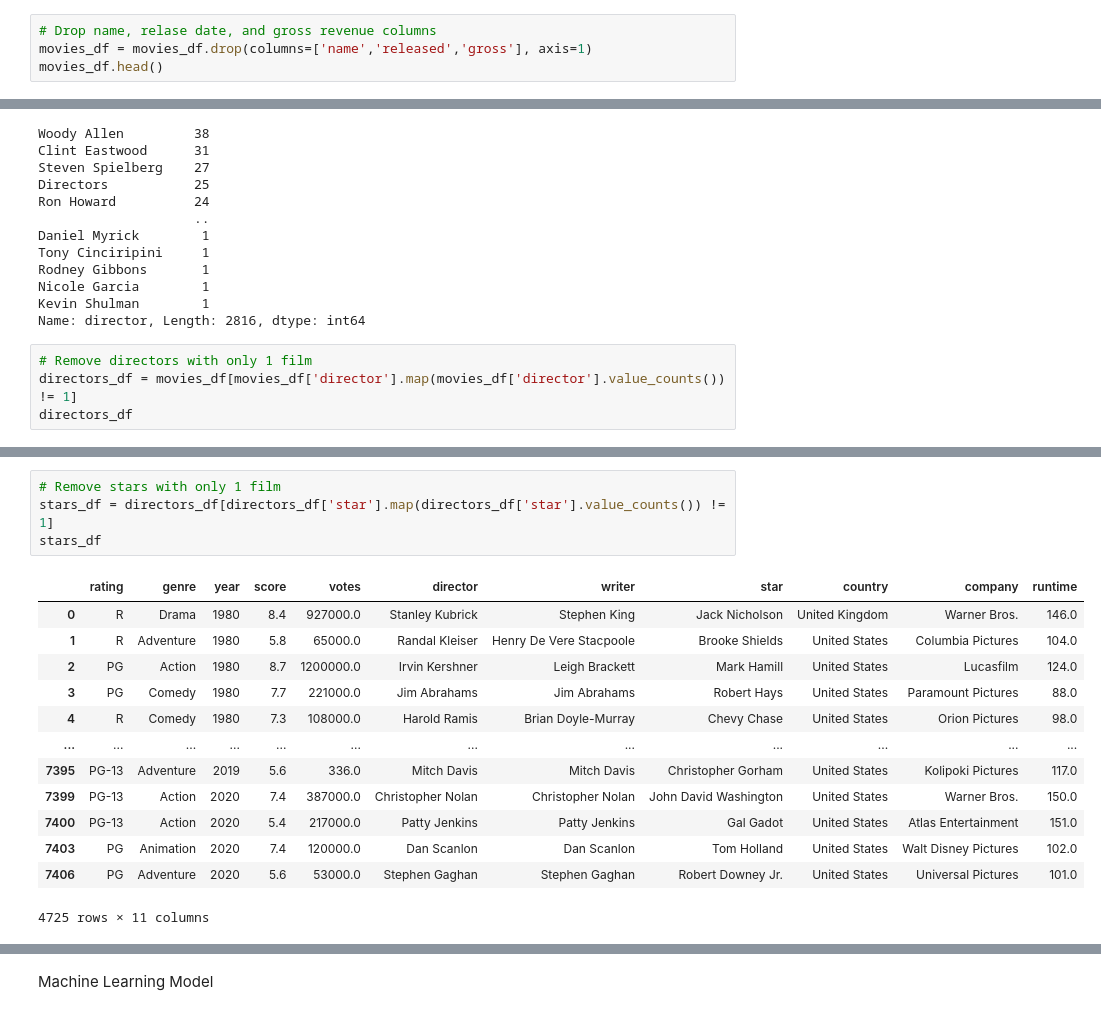
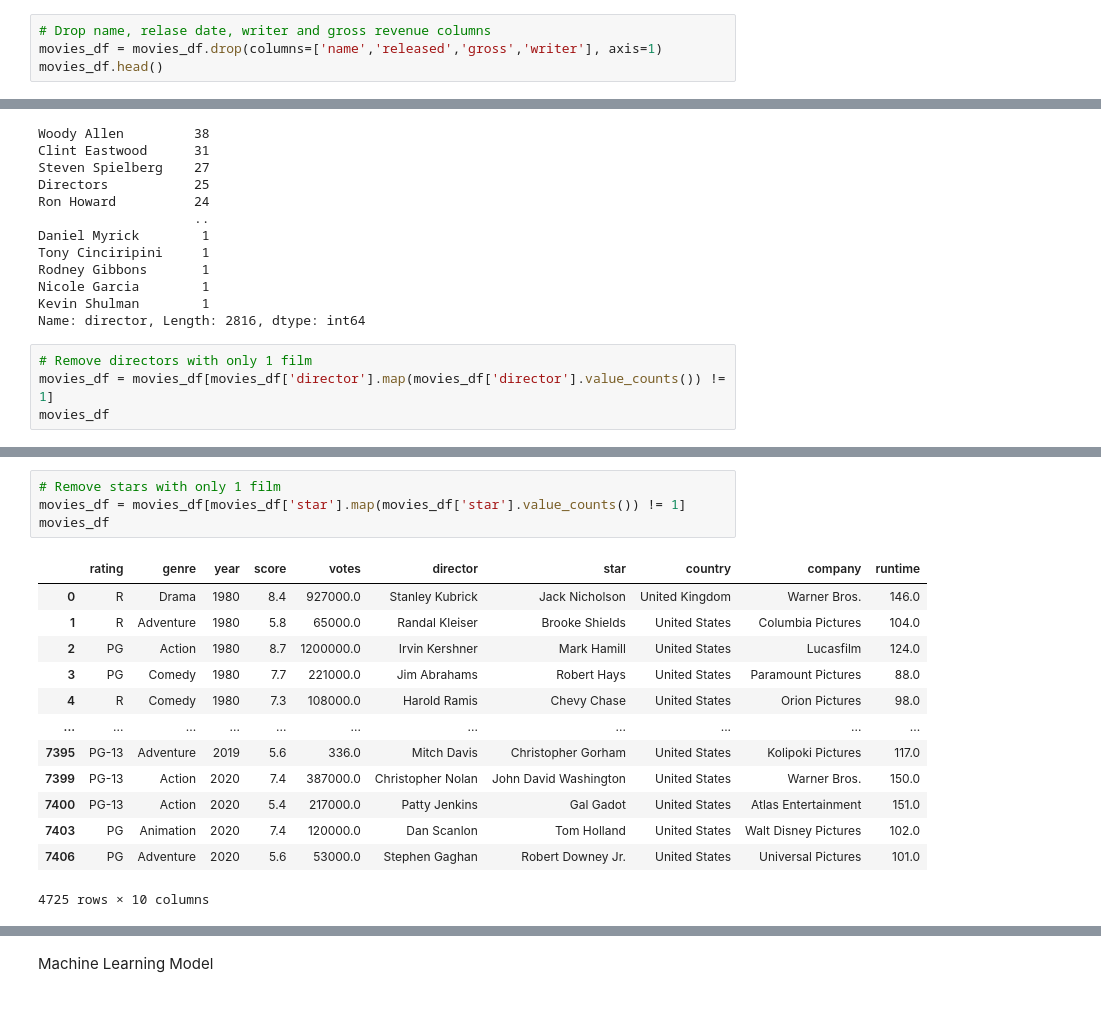
Before and after one commit to AleksKostrycka/Movie_Review_Project, a Jupyter notebook: Linear_Regression_Machine_Learning_Model.ipynb, the cells around one changed output, grey strips where cells are left out. Cells and saved outputs as stored; diff of their text form.

```diff
--- a/Linear_Regression_Machine_Learning_Model.ipynb
+++ b/Linear_Regression_Machine_Learning_Model.ipynb
@@ -40,7 +40,7 @@ movies_df
 | 7411 | I Am Fear | Not Rated | Horror | 2020 | March 3, 2020 (United States) | 3.4 | 447.0 | Kevin Shulman | Kevin Shulman | Kristina Klebe | United States | ... |
 7412 rows × 14 columns
 # %%
-# Drop name, relase date, and gross revenue columns
-movies_df = movies_df.drop(columns=['name','released','gross'], axis=1)
+# Drop name, relase date, writer and gross revenue columns
+movies_df = movies_df.drop(columns=['name','released','gross','writer'], axis=1)
 movies_df.head()
 # %% [output]
@@ -142,6 +142,6 @@ Kevin Shulman        1
 Name: director, Length: 2816, dtype: int64
 # %%
 # Remove directors with only 1 film
-directors_df = movies_df[movies_df['director'].map(movies_df['director'].value_counts()) != 1]
-directors_df
+movies_df = movies_df[movies_df['director'].map(movies_df['director'].value_counts()) != 1]
+movies_df
 # %% [output]
@@ -193,21 +193,21 @@ Elisabeth Moss            1
 Name: star, Length: 2058, dtype: int64
 # %%
 # Remove stars with only 1 film
-stars_df = directors_df[directors_df['star'].map(directors_df['star'].value_counts()) != 1]
-stars_df
+movies_df = movies_df[movies_df['star'].map(movies_df['star'].value_counts()) != 1]
+movies_df
 # %% [output]
-|  | rating | genre | year | score | votes | director | writer | star | country | company | runtime |
-| 0 | R | Drama | 1980 | 8.4 | 927000.0 | Stanley Kubrick | Stephen King | Jack Nicholson | United Kingdom | Warner Bros. | 146.0 |
-| 1 | R | Adventure | 1980 | 5.8 | 65000.0 | Randal Kleiser | Henry De Vere Stacpoole | Brooke Shields | United States | Columbia Pictures | 104.0 |
-| 2 | PG | Action | 1980 | 8.7 | 1200000.0 | Irvin Kershner | Leigh Brackett | Mark Hamill | United States | Lucasfilm | 124.0 |
-| 3 | PG | Comedy | 1980 | 7.7 | 221000.0 | Jim Abrahams | Jim Abrahams | Robert Hays | United States | Paramount Pictures | 88.0 |
-| 4 | R | Comedy | 1980 | 7.3 | 108000.0 | Harold Ramis | Brian Doyle-Murray | Chevy Chase | United States | Orion Pictures | 98.0 |
-| ... | ... | ... | ... | ... | ... | ... | ... | ... | ... | ... | ... |
-| 7395 | PG-13 | Adventure | 2019 | 5.6 | 336.0 | Mitch Davis | Mitch Davis | Christopher Gorham | United States | Kolipoki Pictures | 117.0 |
-| 7399 | PG-13 | Action | 2020 | 7.4 | 387000.0 | Christopher Nolan | Christopher Nolan | John David Washington | United States | Warner Bros. | 150.0 |
-| 7400 | PG-13 | Action | 2020 | 5.4 | 217000.0 | Patty Jenkins | Patty Jenkins | Gal Gadot | United States | Atlas Entertainment | 151.0 |
-| 7403 | PG | Animation | 2020 | 7.4 | 120000.0 | Dan Scanlon | Dan Scanlon | Tom Holland | United States | Walt Disney Pictures | 102.0 |
-| 7406 | PG | Adventure | 2020 | 5.6 | 53000.0 | Stephen Gaghan | Stephen Gaghan | Robert Downey Jr. | United States | Universal Pictures | 101.0 |
+|  | rating | genre | year | score | votes | director | star | country | company | runtime |
+| 0 | R | Drama | 1980 | 8.4 | 927000.0 | Stanley Kubrick | Jack Nicholson | United Kingdom | Warner Bros. | 146.0 |
+| 1 | R | Adventure | 1980 | 5.8 | 65000.0 | Randal Kleiser | Brooke Shields | United States | Columbia Pictures | 104.0 |
+| 2 | PG | Action | 1980 | 8.7 | 1200000.0 | Irvin Kershner | Mark Hamill | United States | Lucasfilm | 124.0 |
+| 3 | PG | Comedy | 1980 | 7.7 | 221000.0 | Jim Abrahams | Robert Hays | United States | Paramount Pictures | 88.0 |
+| 4 | R | Comedy | 1980 | 7.3 | 108000.0 | Harold Ramis | Chevy Chase | United States | Orion Pictures | 98.0 |
+| ... | ... | ... | ... | ... | ... | ... | ... | ... | ... | ... |
+| 7395 | PG-13 | Adventure | 2019 | 5.6 | 336.0 | Mitch Davis | Christopher Gorham | United States | Kolipoki Pictures | 117.0 |
+| 7399 | PG-13 | Action | 2020 | 7.4 | 387000.0 | Christopher Nolan | John David Washington | United States | Warner Bros. | 150.0 |
+| 7400 | PG-13 | Action | 2020 | 5.4 | 217000.0 | Patty Jenkins | Gal Gadot | United States | Atlas Entertainment | 151.0 |
+| 7403 | PG | Animation | 2020 | 7.4 | 120000.0 | Dan Scanlon | Tom Holland | United States | Walt Disney Pictures | 102.0 |
+| 7406 | PG | Adventure | 2020 | 5.6 | 53000.0 | Stephen Gaghan | Robert Downey Jr. | United States | Universal Pictures | 101.0 |
-4725 rows × 11 columns
+4725 rows × 10 columns
 # %%
 # Check to make sure proper stars were removed
```
Also changed, not shown: parts of 20 cells of this notebook, 1 other file.
